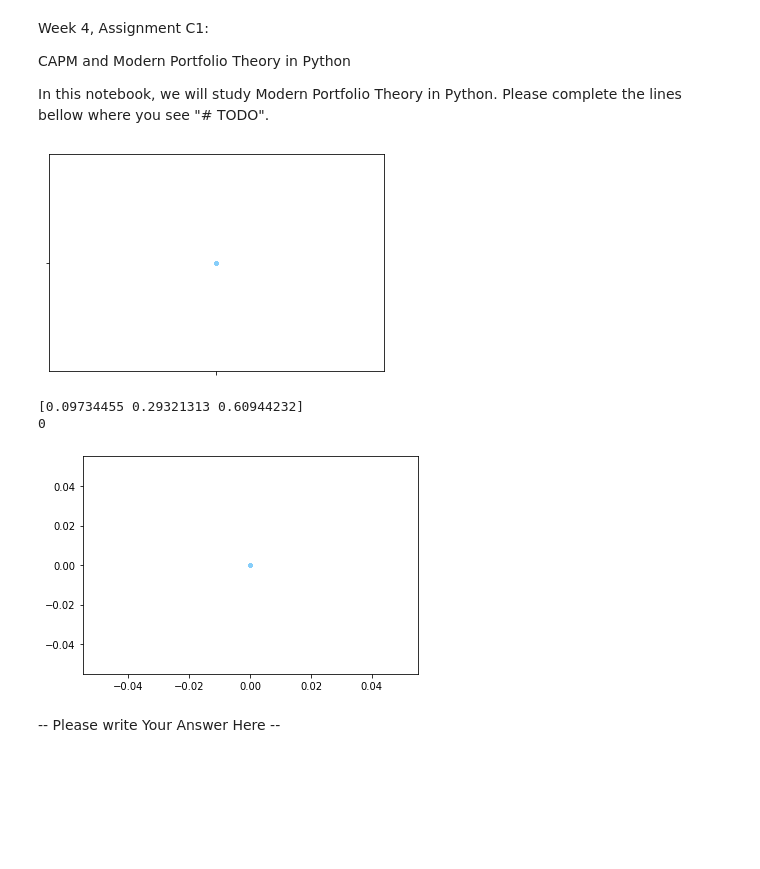
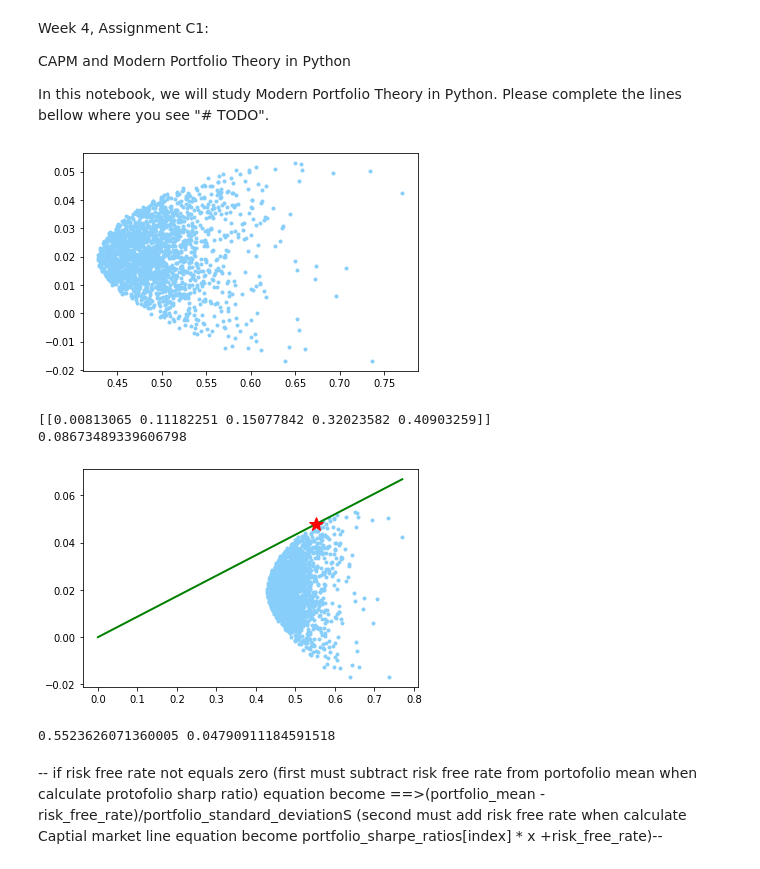
Before and after one commit to monaalomari99/week4_ass1_CAMP_CML, a Jupyter notebook: assignment_w4_c1_template.ipynb, the cells around one changed output. Cells and saved outputs as stored; diff of their text form; code cells hidden in the pictures; blank space fills up the shorter version.

```diff
--- a/assignment_w4_c1_template.ipynb
+++ b/assignment_w4_c1_template.ipynb
@@ -84,50 +90,54 @@ def get_portfolio_statistics(asset_weights, matrix_of_return_values):
 #the Sharpe ratio "portfolio_sharpe_ratio" of the portfolio of assets with asset weights "asset_weights" and asset
 #return values belonging to "matrix_of_return_values", respectively.
 
+#initialize a while loop that ens after no_of_portfolios of iterations
 while len(collection_of_random_asset_weights) < no_of_portfolios:
     random_asset_weights = get_random_asset_weights(no_of_asset_classes)
     collection_of_random_asset_weights.append(random_asset_weights)
-    get_portfolio_statistics(random_asset_weights,matrix_of_return_values)
-    portfolio_means.append(portfolio_mean)
-    portfolio_standard_deviations.append(portfolio_standard_deviation)
-    portfolio_sharpe_ratios.append(portfolio_sharpe_ratio)
+    portfolio_means.append(get_portfolio_statistics(random_asset_weights,matrix_of_return_values)[0])
+    portfolio_standard_deviations.append( get_portfolio_statistics(random_asset_weights,matrix_of_return_values)[1])
+    portfolio_sharpe_ratios.append( get_portfolio_statistics(random_asset_weights,matrix_of_return_values)[2])
 # %%
 #Objective 8.
 #Make a scatterplot of the corresponding values (x,y) = (portfolio_standard_deviation, portfolio_mean) from the
 #lists "portfolio_standard_deviations" and "portfolio_means", respectively.
-
 plt.plot(portfolio_standard_deviations,portfolio_means, 'o', markersize = 3, color = 'lightskyblue')
 plt.show()
 # %% [output]
-[figure, old version]
+[figure, new version]
 # %%
 #Objective 9.
 #Find the list index of the portfolio of highest Sharpe ratio.
 
-index = portfolio_sharpe_ratios
+index = portfolio_sharpe_ratios.index(max(portfolio_sharpe_ratios))
 # %%
 #Objective 10.
 #Print the asset weights and Sharpe ratio of the portfolio of highest Sharpe ratio, using index above.
 
-print(get_random_asset_weights(no_of_asset_classes))
-print(portfolio_sharpe_ratio)
+#print the details of the most efficient portfolio found
+print(collection_of_random_asset_weights[index])
+print(portfolio_sharpe_ratios[index])
 # %% [output]
-[0.09734455 0.29321313 0.60944232]
-0
+[[0.00813065 0.11182251 0.15077842 0.32023582 0.40903259]]
+0.08673489339606798
 # %%
 #Objective 11.
 #Add the Capital Market Line to your scatterplot from Objective 8.
 
 x = np.linspace(0, max(portfolio_standard_deviations), 10000)
+#if rf not egual zero ===>portfolio_sharpe_ratios[index] * x +rf
 y = portfolio_sharpe_ratios[index] * x
-plt.plot(portfolio_means, portfolio_standard_deviations, 'o', markersize = 3, color = 'lightskyblue')
+plt.plot( portfolio_standard_deviations,portfolio_means, 'o', markersize = 3, color = 'lightskyblue')
 plt.plot(x, y, '-', linewidth = 2, color = 'green')
+#plt.plot(portfolio_standard_deviations[index],portfolio_means[index],color="red",marker="*",markersize = 15)
 plt.show()
 # %% [output]
-[figure, old version]
+[figure, new version]
+0.5523626071360005 0.04790911184591518
 # %%
 #Objective 12.
 #All of the work in this notebook assumes a risk-free rate of zero (0.00).  How could this work be modified to
 #accommodate a nonzero risk-free rate?  Explain.
-# %% [markdown]
--- Please write Your Answer Here --
+# %% [markdown]
+-- if risk free rate not equals zero (first must subtract risk free rate from portofolio mean when calculate protofolio sharp ratio) equation become ==>(portfolio_mean - risk_free_rate)/portfolio_standard_deviationS
+(second must add risk free rate when calculate Captial market line equation become portfolio_sharpe_ratios[index] * x +risk_free_rate)--
```
Also changed, not shown: parts of 5 cells of this notebook.
